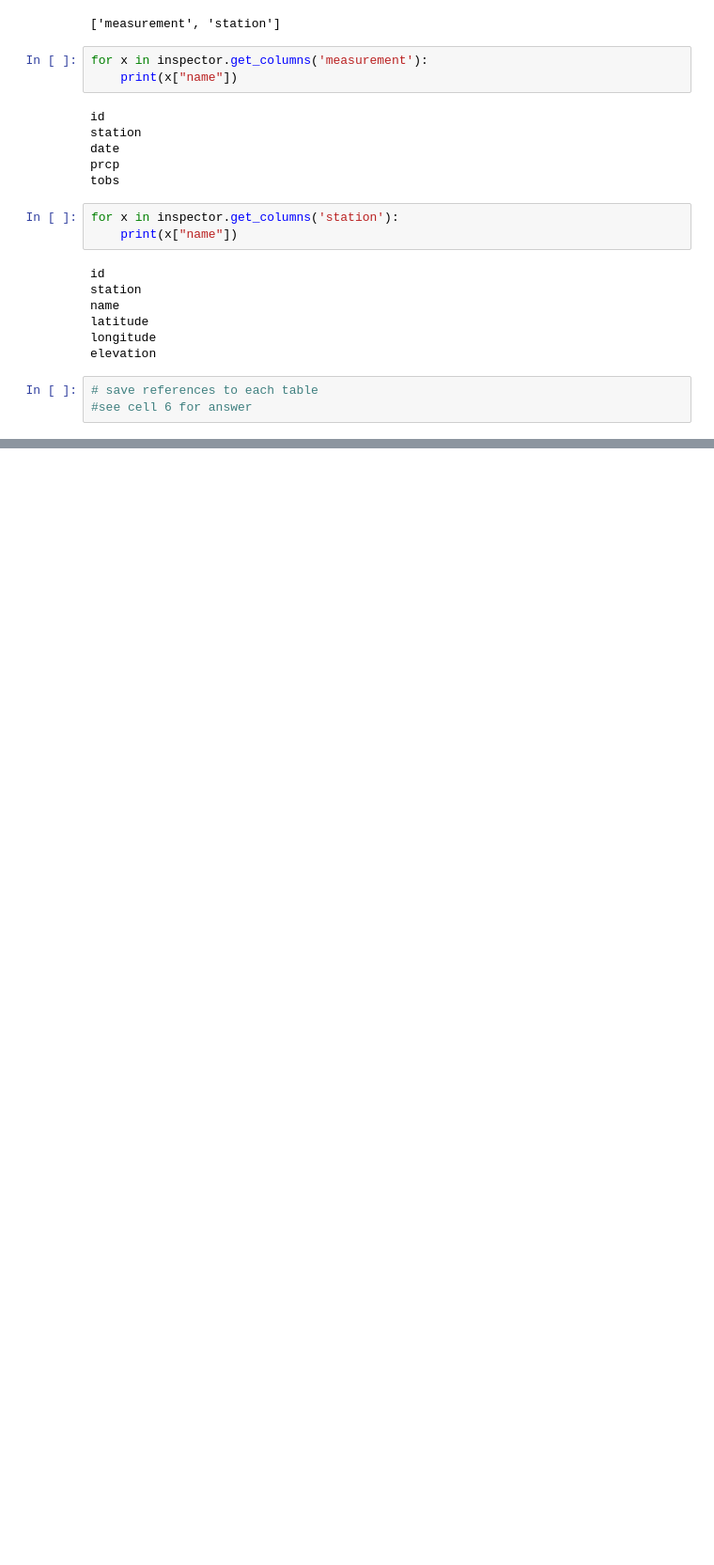
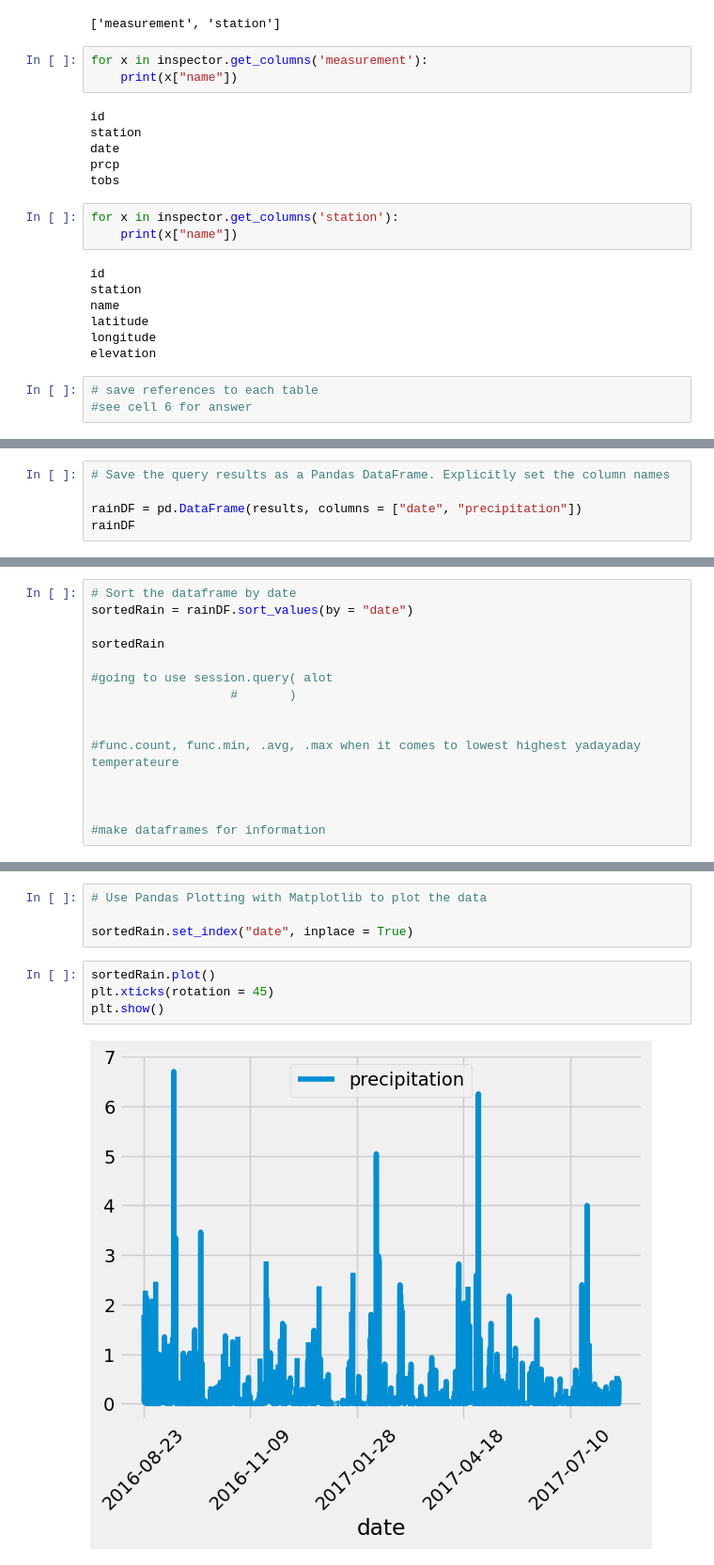
Before and after one commit to Merfrey/sqlalchemy-challenge, a Jupyter notebook: SurfsUp/Data_Surfing.ipynb, the cells around one changed output, grey strips where cells are left out. Shown: that part at 94% size. Cells and saved outputs as stored; diff of their text form; blank space fills up the shorter version.

```diff
--- a/SurfsUp/Data_Surfing.ipynb
+++ b/SurfsUp/Data_Surfing.ipynb
@@ -97,0 +109,5 @@ make dataframes for information
+# %%
+# Save the query results as a Pandas DataFrame. Explicitly set the column names
+
+rainDF = pd.DataFrame(results, columns = ["date", "precipitation"])
+rainDF
@@ -97,0 +128,15 @@ make dataframes for information
+# %%
+# Sort the dataframe by date
+sortedRain = rainDF.sort_values(by = "date")
+
+sortedRain
+
+#going to use session.query( alot
+                   #       )
+
+
+#func.count, func.min, .avg, .max when it comes to lowest highest yadayaday temperateure
+
+
+
+#make dataframes for information
@@ -97,0 +157,10 @@ make dataframes for information
+# %%
+# Use Pandas Plotting with Matplotlib to plot the data
+
+sortedRain.set_index("date", inplace = True)
+# %%
+sortedRain.plot()
+plt.xticks(rotation = 45)
+plt.show()
+# %% [output]
+[figure, added]
```
Also changed, not shown: parts of 16 cells of this notebook, 1 other file.
